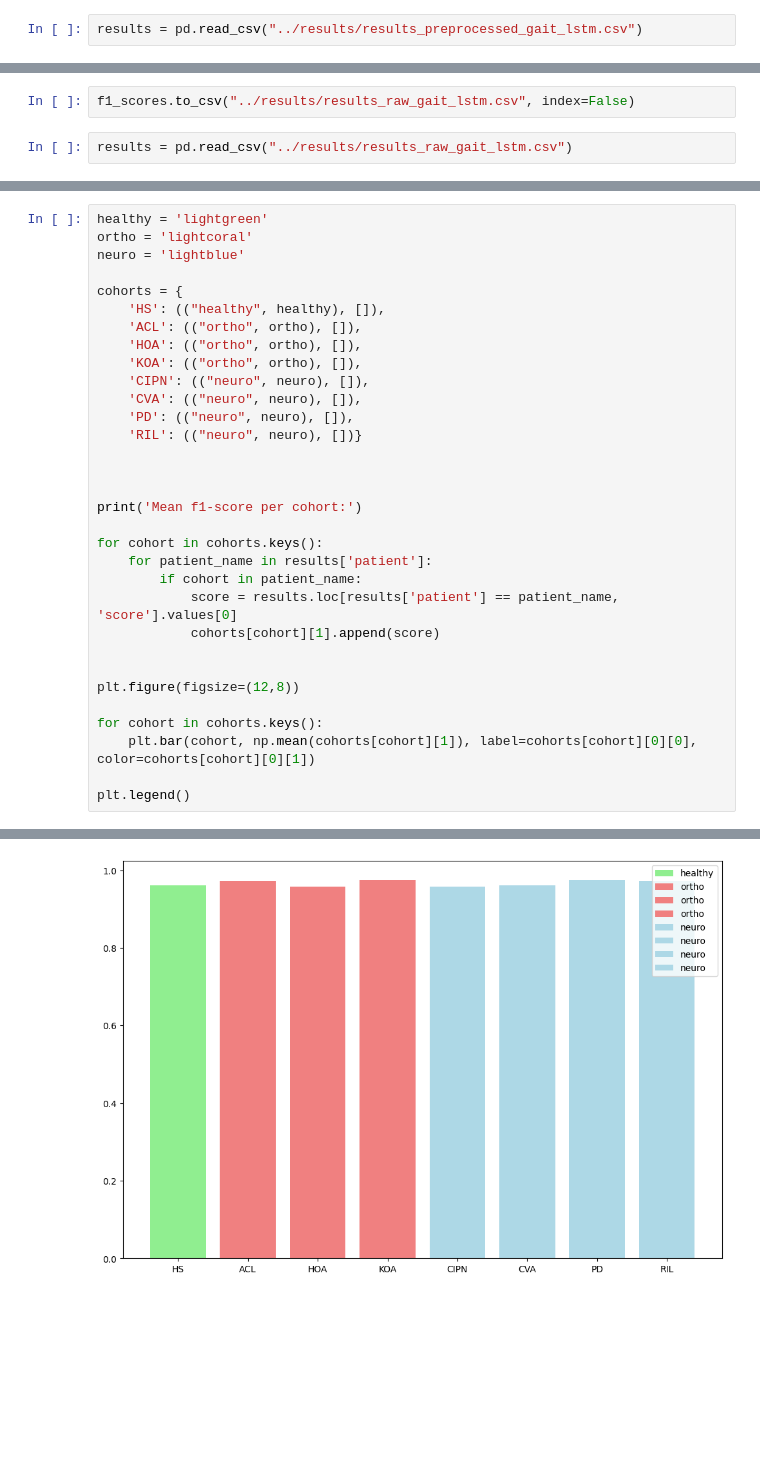
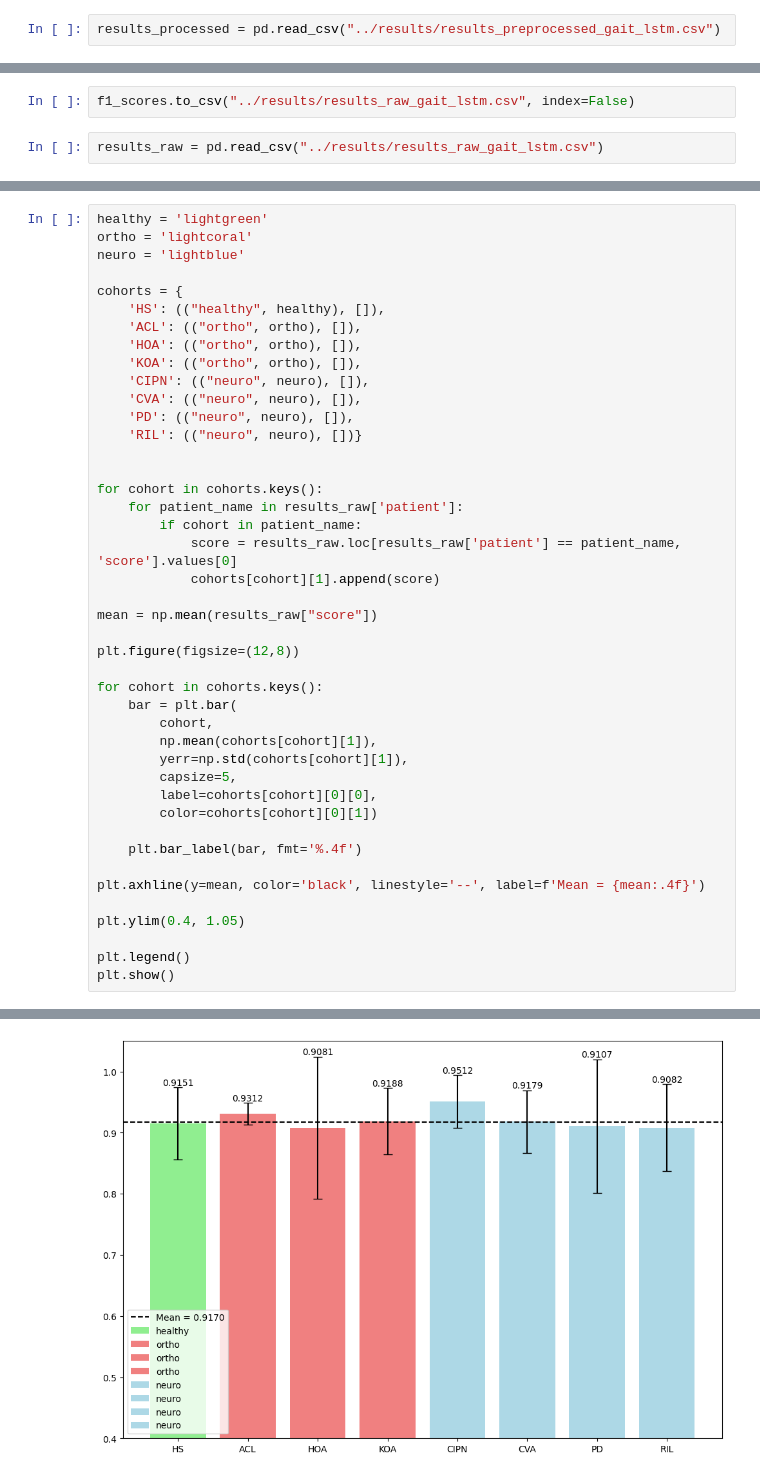
Before and after one commit to EnekoIsturitzSesma/Biosignal-ML-Analysis, a Jupyter notebook: notebooks/GAIT.ipynb, the cells around one changed output, grey strips where cells are left out. Cells and saved outputs as stored; diff of their text form; blank space fills up the shorter version.

Commit message:
GAIT training fixed and visualization

```diff
--- a/notebooks/GAIT.ipynb
+++ b/notebooks/GAIT.ipynb
@@ -60,5 +67,5 @@ f1_scores.head()
 # %%
 f1_scores.to_csv("../results/results_preprocessed_gait_lstm.csv", index=False)
 # %%
-results = pd.read_csv("../results/results_preprocessed_gait_lstm.csv")
+results_processed = pd.read_csv("../results/results_preprocessed_gait_lstm.csv")
 # %%
@@ -140,5 +176,5 @@ Fold 12: Val F1 = 0.9738
 # %%
 f1_scores.to_csv("../results/results_raw_gait_lstm.csv", index=False)
 # %%
-results = pd.read_csv("../results/results_raw_gait_lstm.csv")
+results_raw = pd.read_csv("../results/results_raw_gait_lstm.csv")
 # %%
@@ -163,20 +199,31 @@ cohorts = {
     'RIL': (("neuro", neuro), [])}
 
 
-
-print('Mean f1-score per cohort:')
-
 for cohort in cohorts.keys():
-    for patient_name in results['patient']:
+    for patient_name in results_raw['patient']:
         if cohort in patient_name:
-            score = results.loc[results['patient'] == patient_name, 'score'].values[0]
+            score = results_raw.loc[results_raw['patient'] == patient_name, 'score'].values[0]
             cohorts[cohort][1].append(score)
 
+mean = np.mean(results_raw["score"])
 
 plt.figure(figsize=(12,8))
 
 for cohort in cohorts.keys():
-    plt.bar(cohort, np.mean(cohorts[cohort][1]), label=cohorts[cohort][0][0], color=cohorts[cohort][0][1])
+    bar = plt.bar(
+        cohort,
+        np.mean(cohorts[cohort][1]),
+        yerr=np.std(cohorts[cohort][1]),
+        capsize=5,
+        label=cohorts[cohort][0][0],
+        color=cohorts[cohort][0][1])
+
+    plt.bar_label(bar, fmt='%.4f')
+
+plt.axhline(y=mean, color='black', linestyle='--', label=f'Mean = {mean:.4f}')
+
+plt.ylim(0.4, 1.05)
 
 plt.legend()
+plt.show()
 # %% [output]
@@ -185 +230 @@ Mean f1-score per cohort:
-[figure, old version]
+[figure, new version]
```
Also changed, not shown: parts of 21 cells of this notebook, 5 other files.
